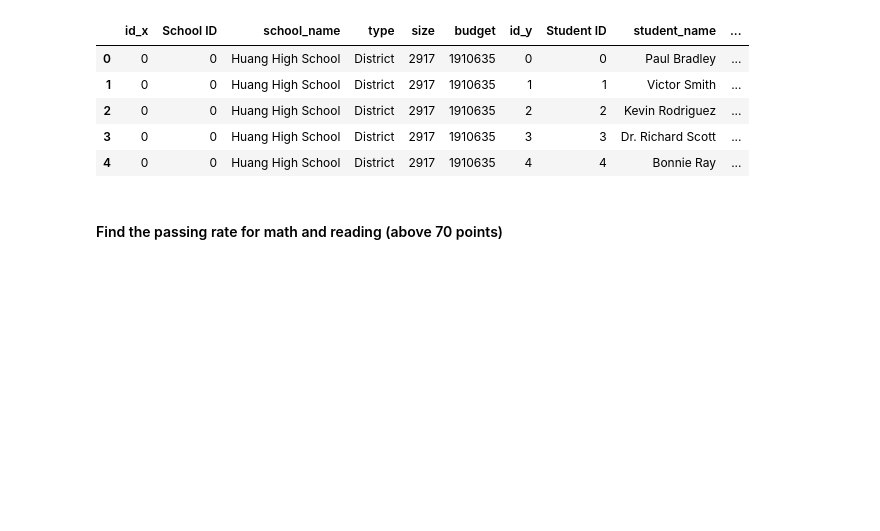
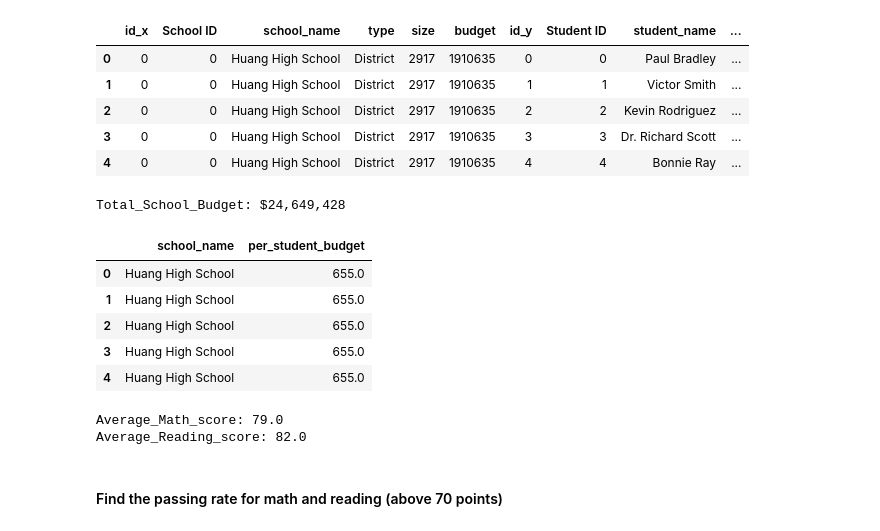
Before and after one commit to Grvjf/Python_Repo, a Jupyter notebook: Week_04_Pandas_and_Matplotlib/Lab_Assignment/Python_Lab_Assignment.ipynb, the cells around one changed output. Cells and saved outputs as stored; diff of their text form; code cells hidden in the pictures; blank space fills up the shorter version.

```diff
--- a/Week_04_Pandas_and_Matplotlib/Lab_Assignment/Python_Lab_Assignment.ipynb
+++ b/Week_04_Pandas_and_Matplotlib/Lab_Assignment/Python_Lab_Assignment.ipynb
@@ -181,3 +181,7 @@ school_data_complete.head()
 | 4 | 0 | 0 | Huang High School | District | 2917 | 1910635 | 4 | 4 | Bonnie Ray | ... |
 # %%
 # Calculate total school budget
+total_school_budget = school_data['budget'].sum()
+print ('Total_School_Budget: ${:,.0f}'.format(total_school_budget))
+# %% [output]
+Total_School_Budget: $24,649,428
@@ -186,5 +188,25 @@ school_data_complete.head()
+# %%
+# Calculate per student budget
+school_data_complete['per_student_budget'] = school_data_complete.groupby('school_name')['budget'].transform('first')/school_data_complete.groupby('school_name')['student_name'].transform('count')
+
+school_data_complete[['school_name', 'per_student_budget']].head()
+# %% [output]
+|  | school_name | per_student_budget |
+| 0 | Huang High School | 655.0 |
+| 1 | Huang High School | 655.0 |
+| 2 | Huang High School | 655.0 |
+| 3 | Huang High School | 655.0 |
+| 4 | Huang High School | 655.0 |
 # %%
 # Cacluate the avg math and reading score
+avg_math_score = school_data_complete['math_score'].mean()
+print('Average_Math_score:', round(avg_math_score, 0))
+
+avg_reading_score = school_data_complete['reading_score'].mean()
+print('Average_Reading_score:', round(avg_reading_score, 0))
+# %% [output]
+Average_Math_score: 79.0
+Average_Reading_score: 82.0
 # %% [markdown]
 #### Find the passing rate for math and reading (above 70 points)
 # %%
```
Also changed, not shown: parts of 15 cells of this notebook.
